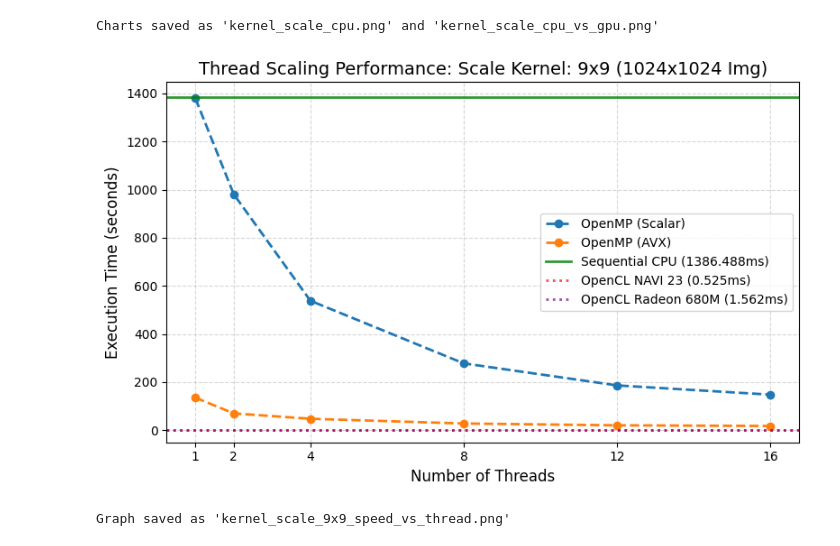
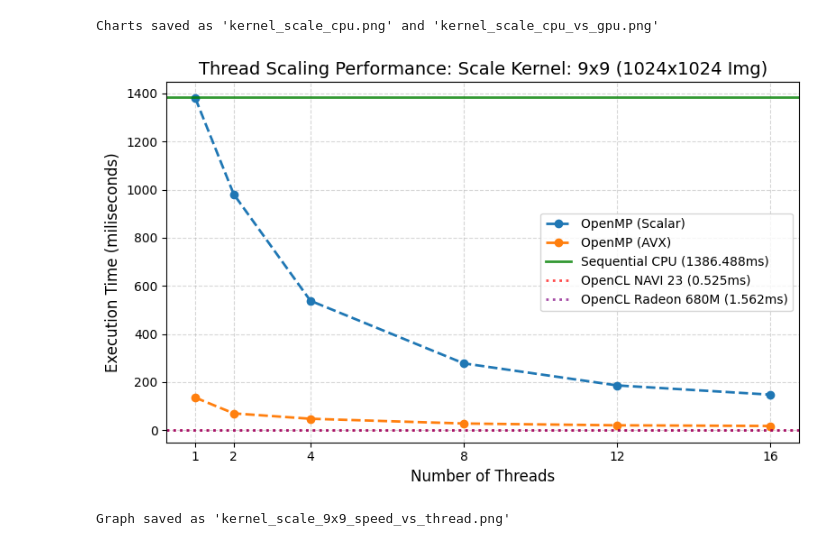
Before and after one commit to xhc12345/Fa25-Parallel-Algorithms-Term-Project, a Jupyter notebook: data/charts.ipynb, the cells around one changed output. Saved outputs shown, nothing was run; the diff lists cells and outputs as text; code cells hidden in the pictures.

Commit message:
updated figures

```diff
--- a/data/charts.ipynb
+++ b/data/charts.ipynb
@@ -415,33 +415,33 @@ def generate_9x9_thread_scaling(csv_file):
         subset = omp_df[omp_df['Mode'] == mode].sort_values('Threads')
         plt.plot(subset['Threads'], subset['Value'],
                  marker='o', linestyle='--', linewidth=2, label=f'OpenMP ({mode})')
 
     # Plot Baselines
     # Sequential -> Solid Line
     plt.axhline(y=sequential_val, color='green', linestyle='-', linewidth=2, alpha=0.8,
                 label=f'Sequential CPU ({sequential_val:.3f}ms)')
 
     # GPU -> Dotted Lines
     plt.axhline(y=opencl_navi, color='red', linestyle=':', linewidth=2, alpha=0.7,
                 label=f'OpenCL NAVI 23 ({opencl_navi:.3f}ms)')
     plt.axhline(y=opencl_radeon, color='purple', linestyle=':', linewidth=2, alpha=0.7,
                 label=f'OpenCL Radeon 680M ({opencl_radeon:.3f}ms)')
 
     # Formatting
     plt.title(f'Thread Scaling Performance: {test_name}', fontsize=14)
     plt.xlabel('Number of Threads', fontsize=12)
-    plt.ylabel('Execution Time (seconds)', fontsize=12)
+    plt.ylabel('Execution Time (miliseconds)', fontsize=12)
     plt.legend()
     plt.grid(True, linestyle='--', alpha=0.5)
     plt.xticks(sorted(omp_df['Threads'].unique()))
 
     plt.tight_layout()
     plt.savefig(f)
     plt.show()
     print(f"Graph saved as '{f}'")
 
 
 generate_9x9_thread_scaling('compiled/scale_kernel_results.csv')
 # %% [output]
-[figure, old version]
+[figure, new version]
 Graph saved as 'kernel_scale_9x9_speed_vs_thread.png'
```
Also changed, not shown: 3 other files.
